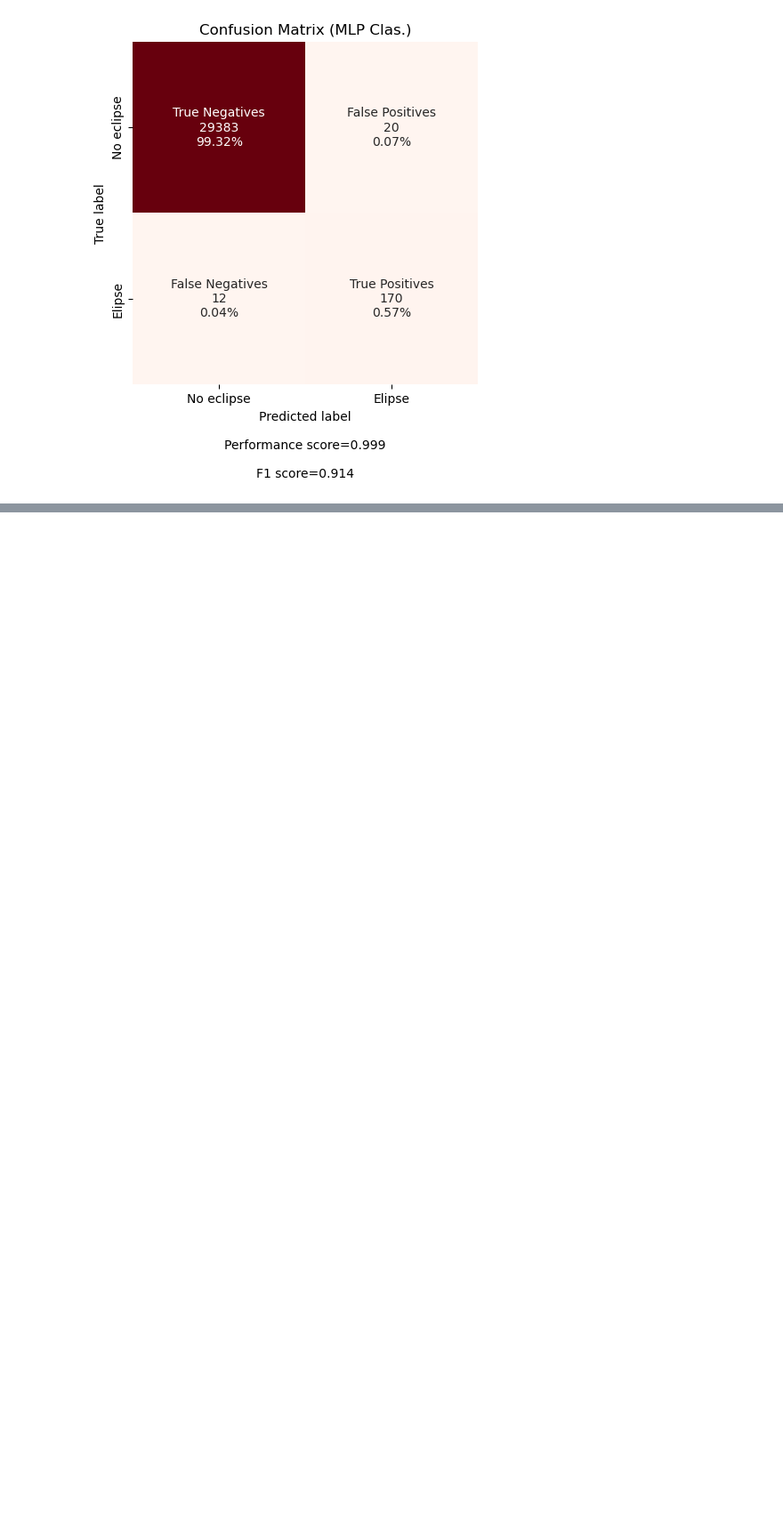
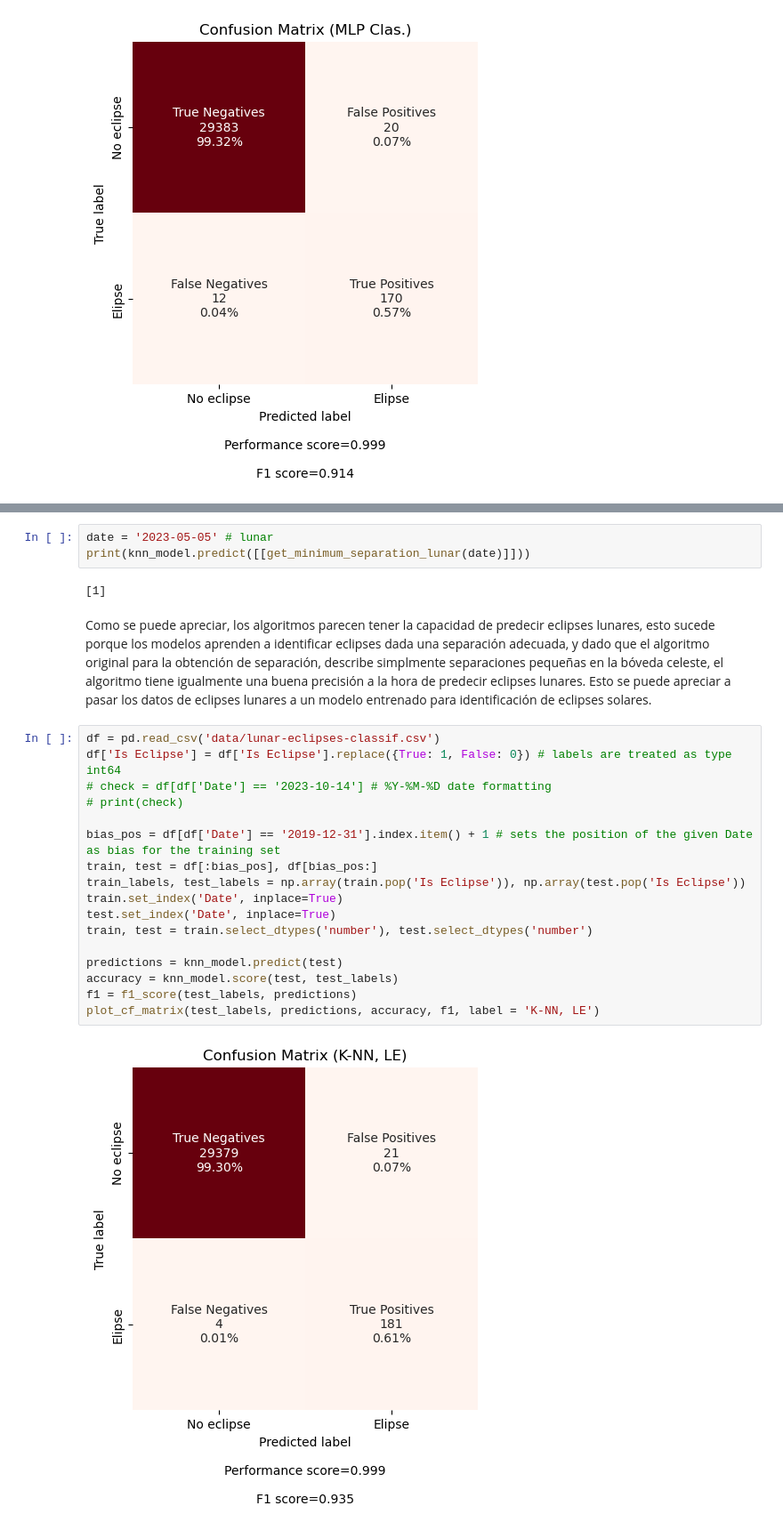
Before and after one commit to CosmeticMichu/Eclipse-Prediction-by-ML, a Jupyter notebook: SolarEclipses.ipynb, the cells around one changed output, grey strips where cells are left out. Shown at 89% size. Cells and saved outputs as stored; diff of their text form; blank space fills up the shorter version.

```diff
--- a/SolarEclipses.ipynb
+++ b/SolarEclipses.ipynb
@@ -161,0 +219,26 @@ plot_cf_matrix(test_labels, predictions, accuracy, f1, label = 'MLP Clas.')
+# %%
+date = '2023-05-05' # lunar
+print(knn_model.predict([[get_minimum_separation_lunar(date)]]))
+# %% [output]
+[1]
+# %% [markdown]
+Como se puede apreciar, los algoritmos parecen tener la capacidad de predecir eclipses lunares, esto sucede porque los modelos aprenden a identificar eclipses dada una separación adecuada, y dado que el algoritmo original para la obtención de separación, describe simplmente separaciones pequeñas en la bóveda celeste, el algoritmo tiene igualmente una buena precisión a la hora de predecir eclipses lunares. Esto se puede apreciar a pasar los datos de eclipses lunares a un modelo entrenado para identificación de eclipses solares.
+# %%
+df = pd.read_csv('data/lunar-eclipses-classif.csv')
+df['Is Eclipse'] = df['Is Eclipse'].replace({True: 1, False: 0}) # labels are treated as type int64
+# check = df[df['Date'] == '2023-10-14'] # %Y-%M-%D date formatting
+# print(check)
+
+bias_pos = df[df['Date'] == '2019-12-31'].index.item() + 1 # sets the position of the given Date as bias for the training set
+train, test = df[:bias_pos], df[bias_pos:]
+train_labels, test_labels = np.array(train.pop('Is Eclipse')), np.array(test.pop('Is Eclipse'))
+train.set_index('Date', inplace=True)
+test.set_index('Date', inplace=True)
+train, test = train.select_dtypes('number'), test.select_dtypes('number')
+
+predictions = knn_model.predict(test)
+accuracy = knn_model.score(test, test_labels)
+f1 = f1_score(test_labels, predictions)
+plot_cf_matrix(test_labels, predictions, accuracy, f1, label = 'K-NN, LE')
+# %% [output]
+[figure, added]
```
Also changed, not shown: parts of 22 cells of this notebook.
